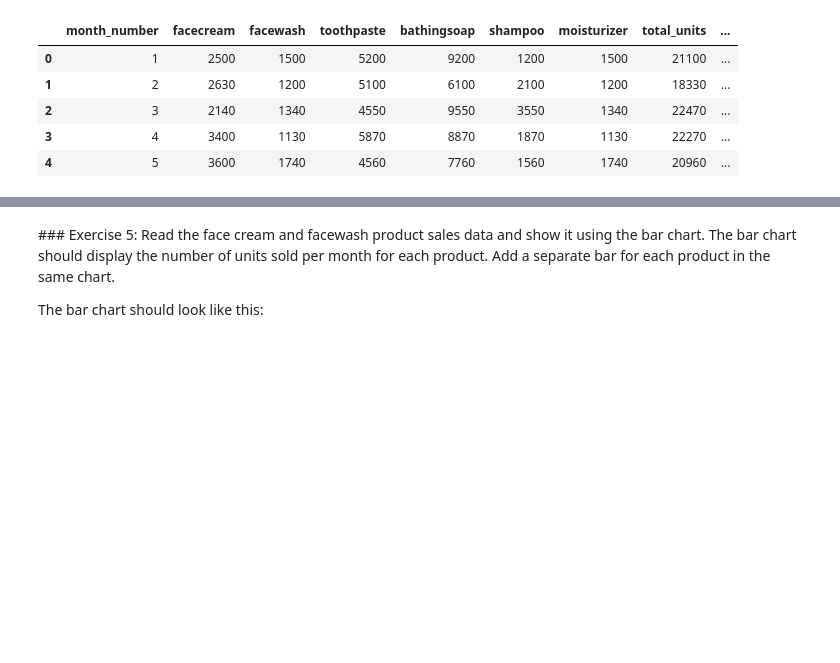
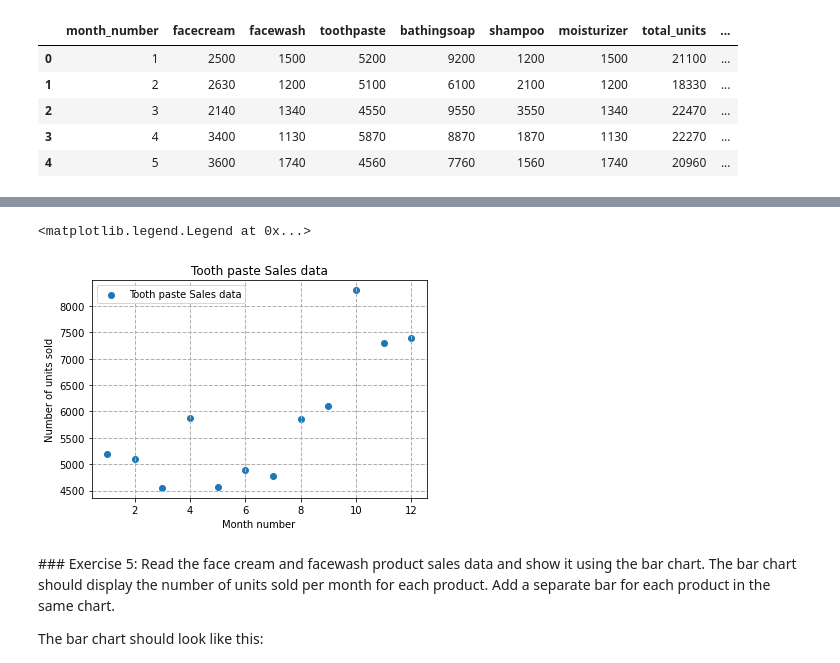
Before and after one commit to fbulbulov/AISpring-exercises, a Jupyter notebook: M1/d10_Matplotlib/Matplotlib_exercises.ipynb, the cells around one changed output, grey strips where cells are left out. Cells and saved outputs as stored; diff of their text form; code cells hidden in the pictures; blank space fills up the shorter version.

```diff
--- a/M1/d10_Matplotlib/Matplotlib_exercises.ipynb
+++ b/M1/d10_Matplotlib/Matplotlib_exercises.ipynb
@@ -126,3 +122,24 @@ The scatter plot should look like this:
+# %%
+# Write your code here
+data = pd.read_csv(url)
+profit = data ['total_profit'].tolist()
+month  = data ['month_number'].tolist()
+facecream = data['facecream'].tolist()
+facewash = data['facewash'].tolist()
+toothpaste=data['toothpaste'].tolist()
+bathingsoap=data['bathingsoap'].tolist()
+shampoo=data['shampoo'].tolist()
+moisturizer=data['moisturizer'].tolist()
+
+plt.scatter(month, toothpaste, label="Tooth paste Sales data")
+plt.grid(True, linewidth= 1, linestyle="--")
+plt.title('Tooth paste Sales data')
+plt.xlabel('Month number')
+plt.ylabel('Number of units sold')
+plt.legend(loc='upper left')
+# %% [output]
+<matplotlib.legend.Legend at 0x...>
+[figure, added]
 # %% [markdown]
 ### Exercise 5: Read the face cream and facewash product sales data and show it using the bar chart.
 The bar chart should display the number of units sold per month for each product. Add a separate bar for each product in the same chart.
```
Also changed, not shown: parts of 2 cells of this notebook.
